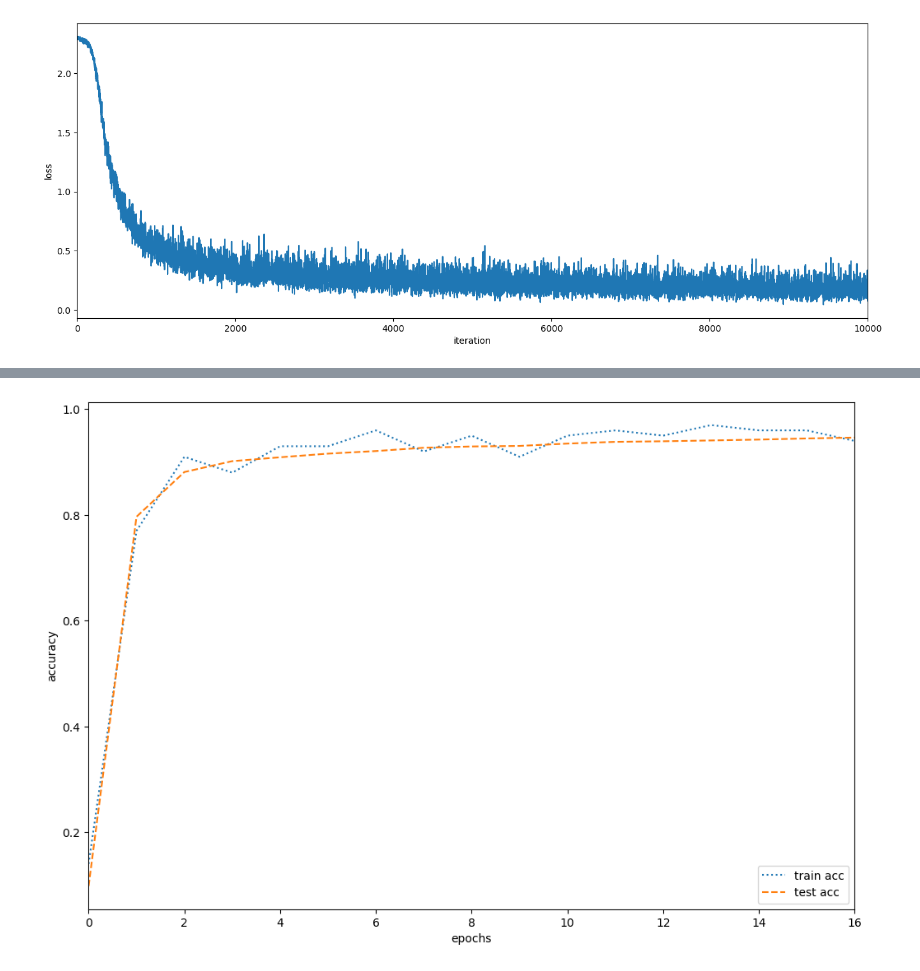
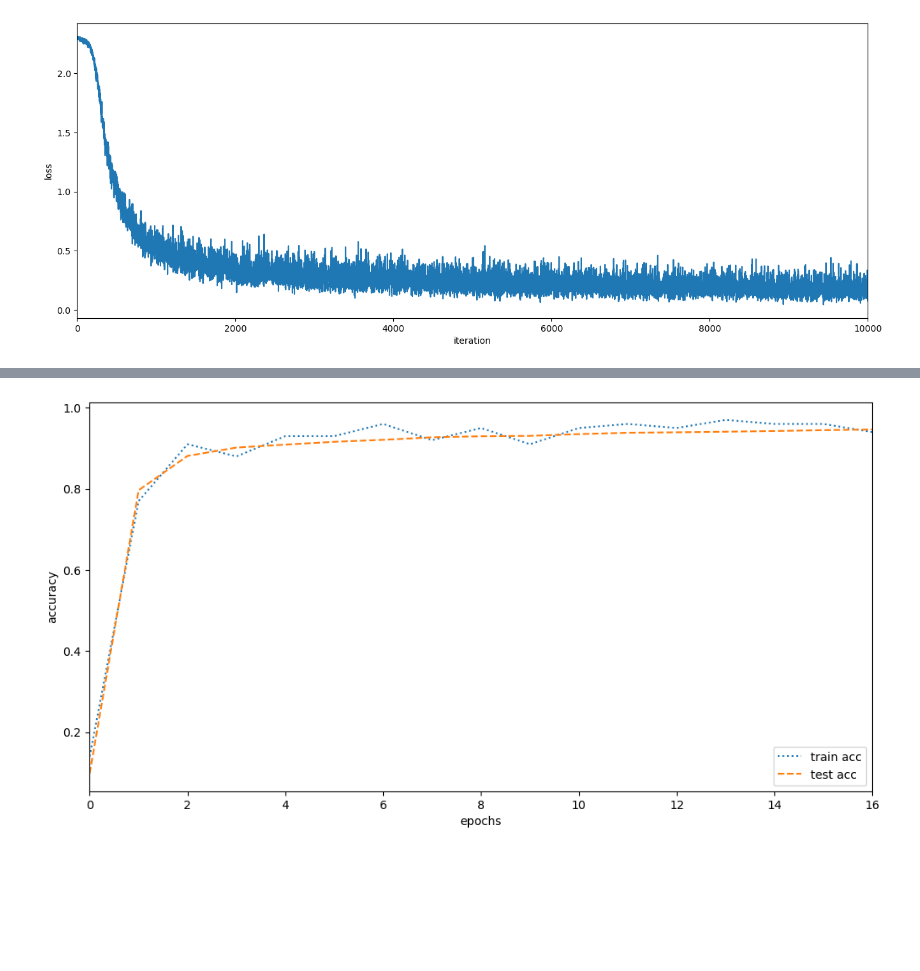
Before and after one commit to jin5211/DL-my_codes-, a Jupyter notebook: ch04.ipynb, the cells around one changed output, grey strips where cells are left out. Cells and saved outputs as stored; diff of their text form; code cells hidden in the pictures; blank space fills up the shorter version.

```diff
--- a/ch04.ipynb
+++ b/ch04.ipynb
@@ -577,12 +587,10 @@ Epoch:16 | train_loss=0.24011 | train_acc=0.9400 | test_loss=0.18950 | test_acc=
 # %%
-# plt.plot(train_loss_list)
-# plt.plot(test_loss_list)
-plt.figure(figsize=(12, 8))
+plt.figure(figsize=(12, 6))
 plt.plot(train_acc_list, linestyle='dotted', label='train acc')
 plt.plot(test_acc_list, linestyle='dashed', label='test acc')
 plt.xlim(0, 16)
 plt.xlabel('epochs')
 plt.ylabel('accuracy')
 plt.legend(loc = 'lower right');
 # %% [output]
-[figure, old version]
+[figure, new version]
```
Also changed, not shown: parts of 1 cell of this notebook.
